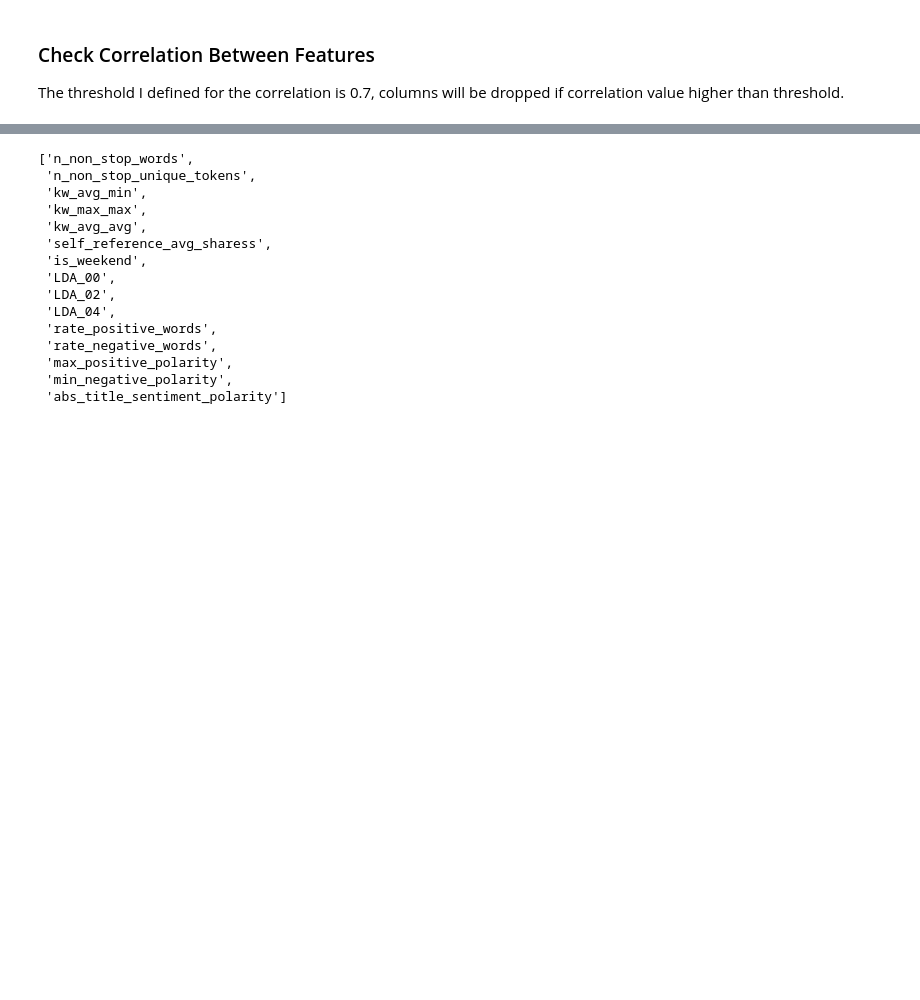
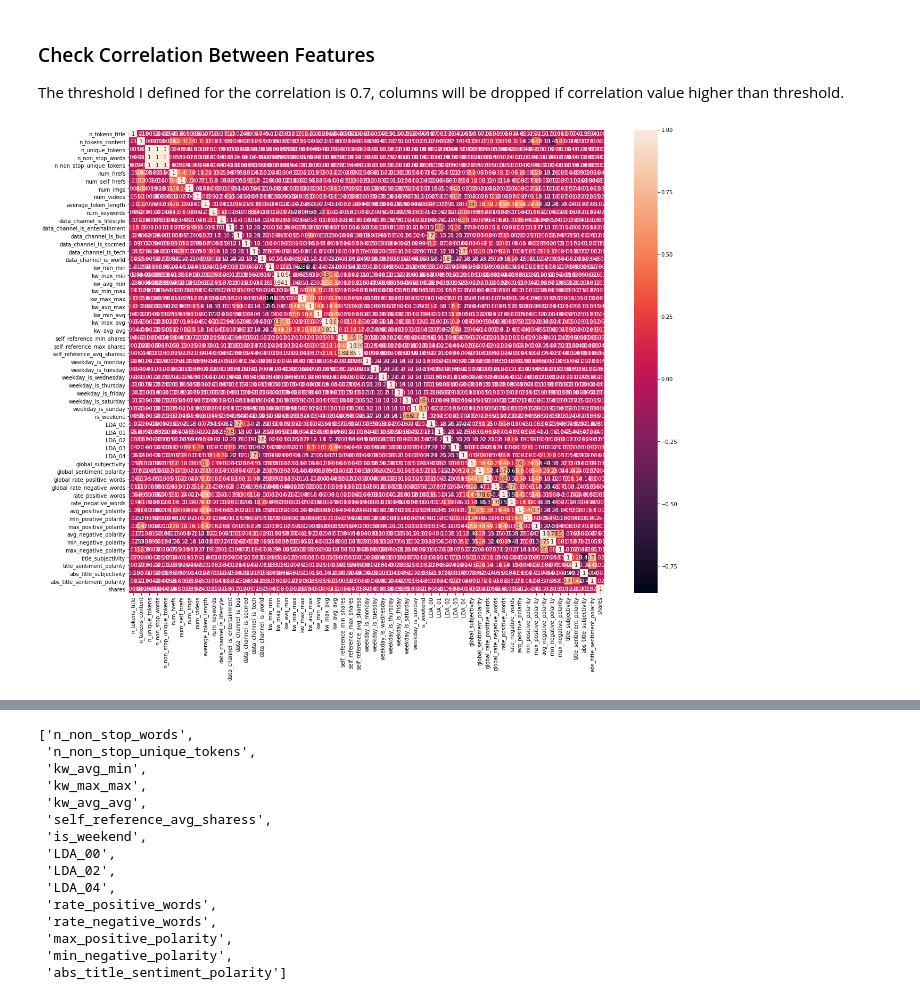
Before and after one commit to aronhack/CU-Boulder-DTSA-5509-Final-Project, a Jupyter notebook: DTSA 5509 Final Project - Shares of Online News Prediction.ipynb, the cells around one changed output, grey strips where cells are left out. Saved outputs shown, nothing was run; the diff lists cells and outputs as text; code cells hidden in the pictures; blank space fills up the shorter version.

```diff
--- a/DTSA 5509 Final Project - Shares of Online News Prediction.ipynb
+++ b/DTSA 5509 Final Project - Shares of Online News Prediction.ipynb
@@ -86,7 +88,7 @@ The data source is [Online News Popularity Data Set](https://archive.ics.uci.edu
 59. abs_title_sentiment_polarity:  Absolute polarity level
 60. shares:                        Number of shares (target)
 # %%
-data = pd.read_csv('/OnlineNewsPopularity.csv')
+data = pd.read_csv('/Users/aron/Documents/GitHub/DTSA-5509-Final-Project/OnlineNewsPopularity.csv')
 data.head(5)
 # %% [output]
 |  | url | timedelta | n_tokens_title | n_tokens_content | n_unique_tokens | n_non_stop_words | ... |
@@ -192,6 +194,13 @@ print(data['shares'].max())
 # %% [markdown]
 ### Check Correlation Between Features
 The threshold I defined for the correlation is 0.7, columns will be dropped if correlation value higher than threshold.
+# %%
+plt.subplots(figsize=(20, 16))
+corr = data.corr()
+sns.heatmap(corr, annot=True)
+plt.show()
+# %% [output]
+[figure, added]
 # %%
 corr_matrix = data.drop('shares', axis=1).corr().abs()
 
```
Also changed, not shown: parts of 3 cells of this notebook.
